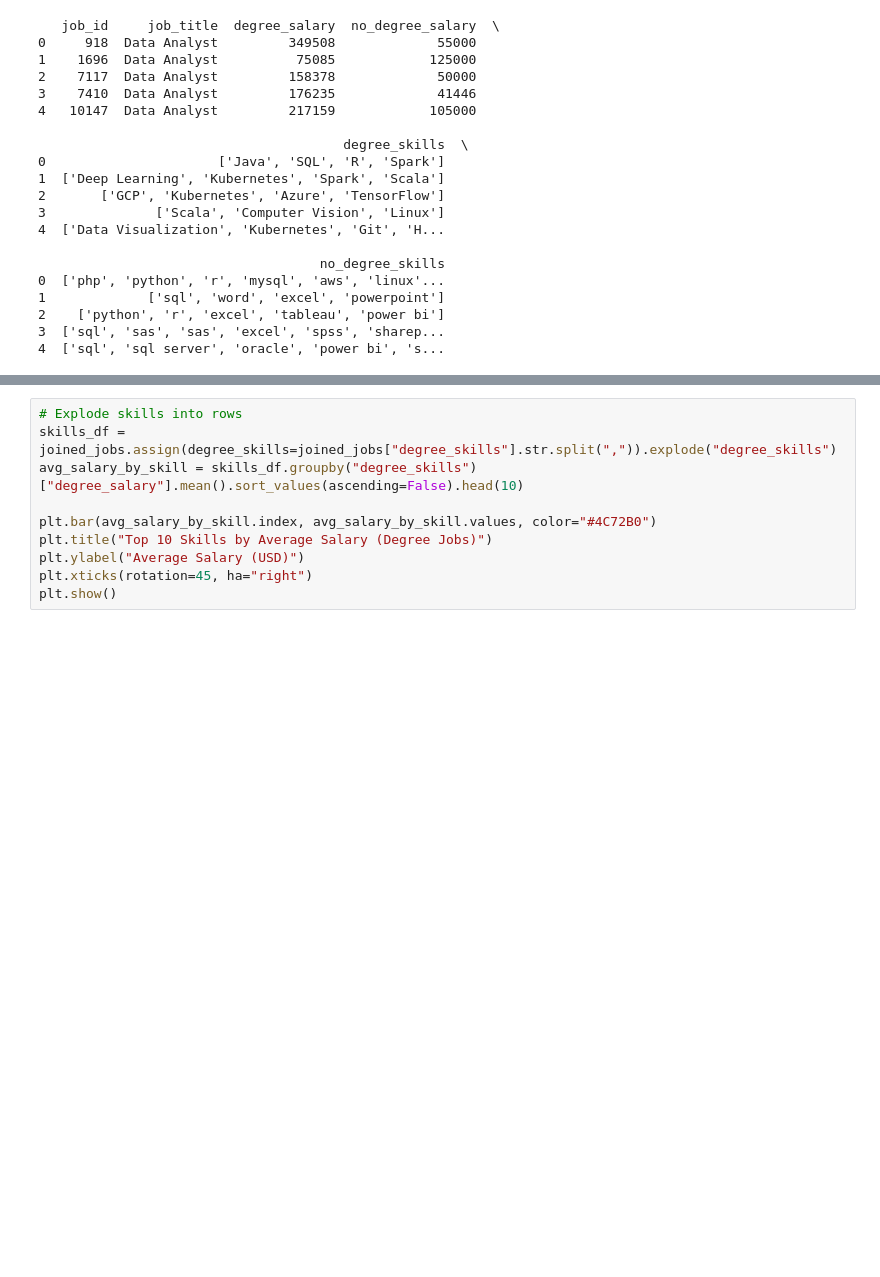
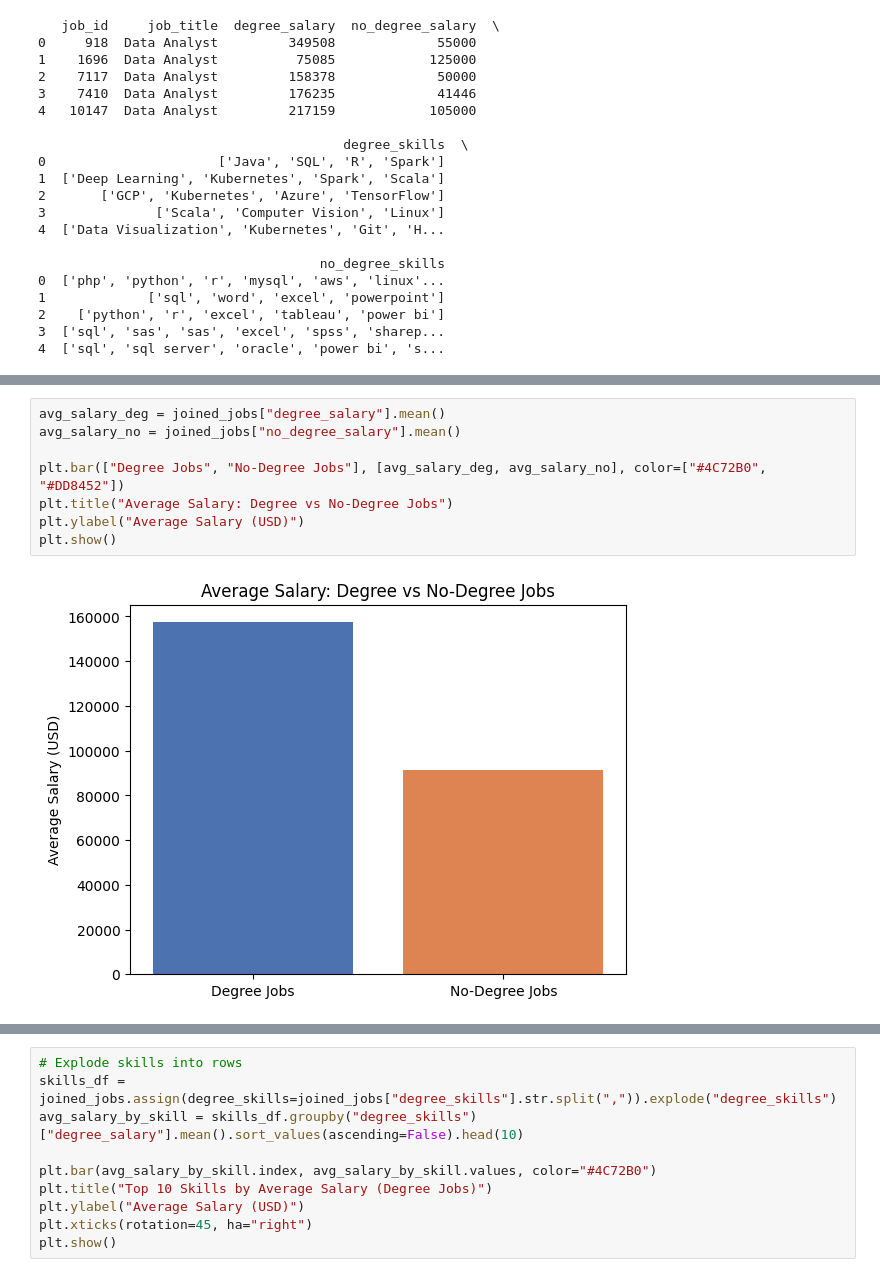
Before and after one commit to Wyparks04/Degree_Impact_On_Data_Analyst_Salaries, a Jupyter notebook: create_SQLite_database.ipynb, the cells around one changed output, grey strips where cells are left out. Drawn from its saved outputs; the diff is of its cells as text; blank space fills up the shorter version.

```diff
--- a/create_SQLite_database.ipynb
+++ b/create_SQLite_database.ipynb
@@ -344,0 +362,10 @@ plt.show()
+# %%
+avg_salary_deg = joined_jobs["degree_salary"].mean()
+avg_salary_no = joined_jobs["no_degree_salary"].mean()
+
+plt.bar(["Degree Jobs", "No-Degree Jobs"], [avg_salary_deg, avg_salary_no], color=["#4C72B0", "#DD8452"])
+plt.title("Average Salary: Degree vs No-Degree Jobs")
+plt.ylabel("Average Salary (USD)")
+plt.show()
+# %% [output]
+[figure, added]
```
Also changed, not shown: parts of 4 cells of this notebook.
